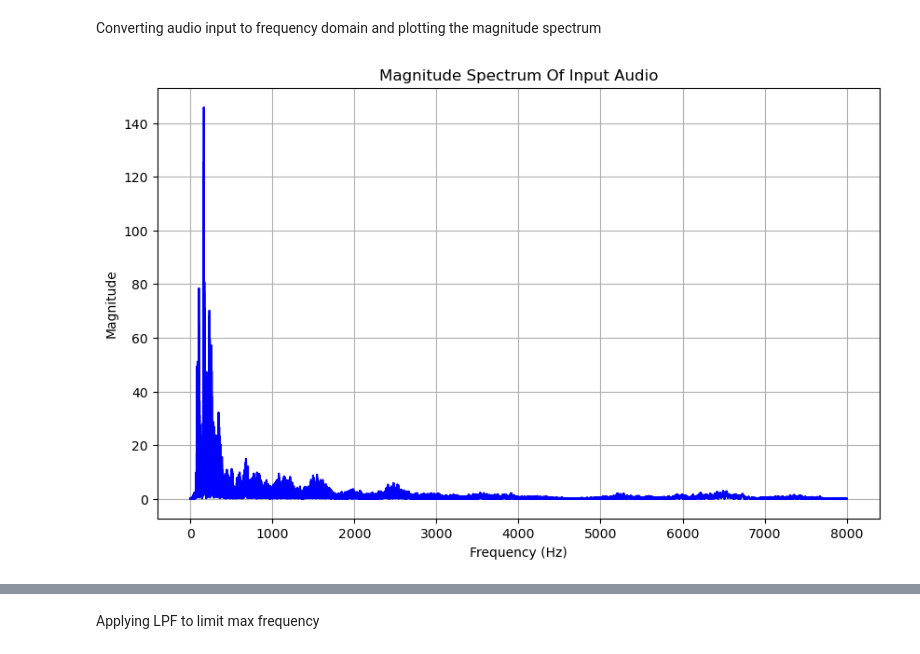
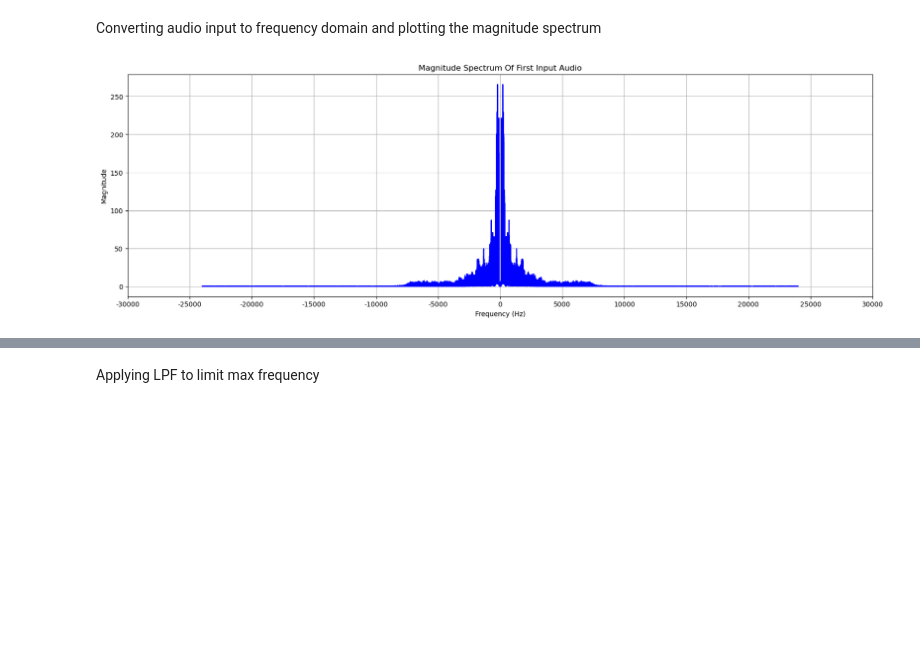
Before and after one commit to jpassica/CommsProject-SSB, a Jupyter notebook: main.ipynb, the cells around one changed output, grey strips where cells are left out. Saved outputs shown, nothing was run; the diff lists cells and outputs as text; code cells hidden in the pictures; blank space fills up the shorter version.

```diff
--- a/main.ipynb
+++ b/main.ipynb
@@ -8,5 +9,7 @@ from scipy.signal import butter, lfilter
-# %%
-filename = "input4.wav"
+# %%
+first_signal = "input1.wav"
+second_signal = "input2.wav"
+third_signal = "input3.wav"
 # %% [markdown]
 Recording Audio Input
 # %%
@@ -30,26 +41,77 @@ Converting audio input to frequency domain and plotting the magnitude spectrum
 # %%
 def convert_to_freq_domain(filename):
     sample_rate, audio_data = wavfile.read(filename)
     if audio_data.dtype == np.int16:
-        audio_data = audio_data / 32768.0
+        audio_data = audio_data / 32768.0  # Normalize to range [-1, 1]
     elif audio_data.dtype == np.int32:
-        audio_data = audio_data / 2147483648.0
+        audio_data = audio_data / 2147483648.0  # Normalize to range [-1, 1]
+
+    # Compute FFT (for both positive and negative frequencies)
     n = len(audio_data)
-    frequencies = np.fft.rfftfreq(n, d=1/sample_rate)  # Frequency range
-    fft_magnitude = np.abs(np.fft.rfft(audio_data))
-    return (frequencies, fft_magnitude)
+    fft_result = np.fft.fft(audio_data)  # Compute the FFT (complex result)
 
-def plot_signal(time, signal, title, xlabel, ylabel):
-    plt.figure(figsize=(10, 6))
-    plt.plot(time, signal, color='blue')
+    # Shift the zero frequency component to the center
+    fft_result_shifted = np.fft.fftshift(fft_result)
+
+    # Create the frequency axis (symmetric around zero)
+    frequencies = np.fft.fftshift(np.fft.fftfreq(n, d=1 / sample_rate))
+
+    # Compute the magnitude of the FFT (absolute value)
+    fft_magnitude = np.abs(fft_result_shifted)
+
+    return frequencies, fft_magnitude
+
+
+def plot_signal(frequencies, signal, title, xlabel, ylabel, freq_step=5000):
+    plt.figure(figsize=(20, 6))
+    plt.plot(frequencies, signal, color="blue")
     plt.title(title)
-    plt.xlabel(xlabel)
+    plt.xlabel(xlabel)  # Keep the xlabel as 'Frequency (Hz)'
     plt.ylabel(ylabel)
     plt.grid()
+
+    # Set the frequency axis ticks at intervals of `freq_step` (5000 Hz in this case)
+    tick_positions = np.arange(-30000, 30001, freq_step)  # From -30000 Hz to 30000 Hz
+    tick_labels = np.arange(
+        -30000, 31000, 5000
+    )  # Labels from -25 to 25 (in units of 5000 Hz)
+
+    plt.xticks(tick_positions, tick_labels)  # Use the tick positions and labels
+
+    # Optionally, adjust the limits to focus on a specific frequency range
+    plt.xlim(-30000, 30000)  # Focus on the range from -30000 Hz to 30000 Hz
+
     plt.show()
 
-sample_rate, audio_data = wavfile.read(filename)
-frequencies, fft_magnitude = convert_to_freq_domain(filename)
-plot_signal(frequencies, fft_magnitude, "Magnitude Spectrum Of Input Audio", "Frequency (Hz)", "Magnitude")
+
+first_signal_sample_rate, first_signal_audio_data = wavfile.read(first_signal)
+frequencies, fft_magnitude = convert_to_freq_domain(first_signal)
+plot_signal(
+    frequencies,
+    fft_magnitude,
+    "Magnitude Spectrum Of First Input Audio",
+    "Frequency (Hz)",
+    "Magnitude",
+)
+
+second_signal_sample_rate, second_signal_audio_data = wavfile.read(second_signal)
+frequencies, fft_magnitude = convert_to_freq_domain(second_signal)
+plot_signal(
+    frequencies,
+    fft_magnitude,
+    "Magnitude Spectrum Of Second Input Audio",
+    "Frequency (Hz)",
+    "Magnitude",
+)
+
+third_signal_sample_rate, third_signal_audio_data = wavfile.read(third_signal)
+frequencies, fft_magnitude = convert_to_freq_domain(third_signal)
+plot_signal(
+    frequencies,
+    fft_magnitude,
+    "Magnitude Spectrum Of Third Input Audio",
+    "Frequency (10^4Hz)",
+    "Magnitude",
+)
 # %% [output]
-[figure, old version]
+[figure, new version]
```
Also changed, not shown: parts of 10 cells of this notebook, 19 other files.
